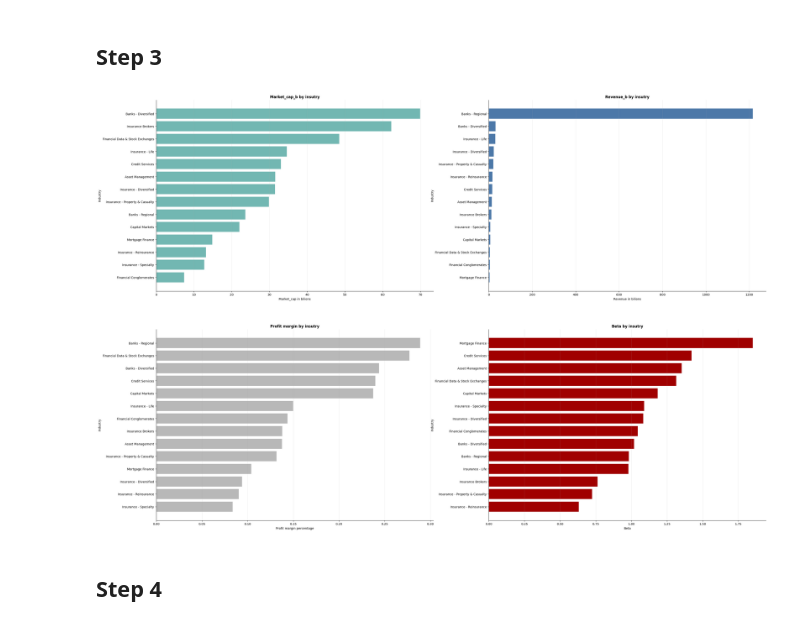
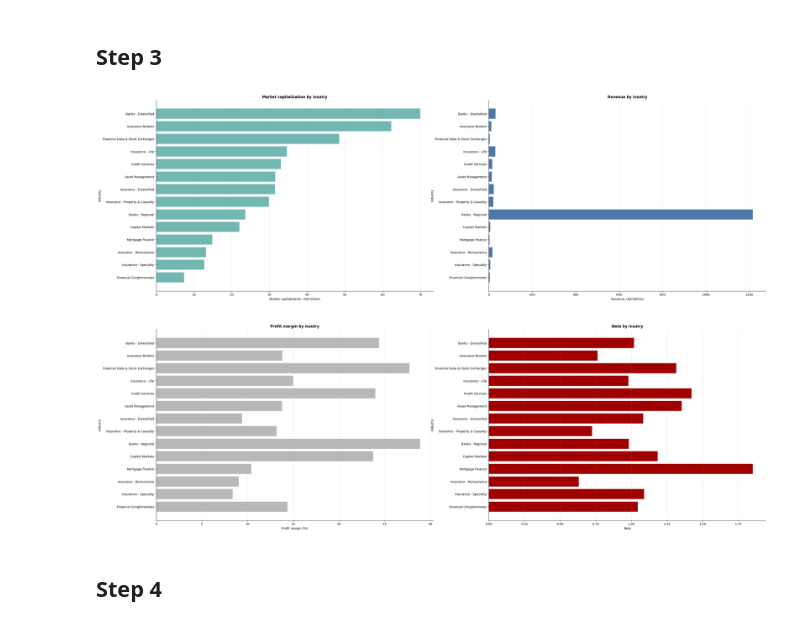
Before and after one commit to andreaisaia00/Andrea-Isaia-BDA2026, a Jupyter notebook: Homework1.ipynb, the cells around one changed output. Saved outputs shown, nothing was run; the diff lists cells and outputs as text; code cells hidden in the pictures.

```diff
--- a/Homework1.ipynb
+++ b/Homework1.ipynb
@@ -8,20 +8,25 @@ from matplotlib.ticker import FuncFormatter
 # %%
 df_raw = pd.read_csv("data/symbol_info_3-25.csv")
 
+# Make a copy of the original dataset with the codintions given at setp 0
 df = df_raw[
     (df_raw["is_etf"] == 0)&
     (df_raw["is_fund"] == 0)&
-    (df_raw["is_actively_trading"] == 1)&  # Make a copy of the original dataset imposing
-    (df_raw["market_cap"] > 0) &          # the conditions given at step 0
+    (df_raw["is_actively_trading"] == 1)&
+    (df_raw["market_cap"] > 0) &
     (df_raw["total_revenue"] > 0) &
     (df_raw["sector"] == 'Financial Services')
 ].copy()
 
 
+# Changing the scale of the variables
+df["market_cap_b"] = df["market_cap"] / 1e9
+df["revenue_b"] = df["total_revenue"] / 1e9
+df["profit_margin_pct"] = df["profit_margins"] * 100
 
-df["market_cap_b"] = df["market_cap"] / 1e9   # Changing the scale of the variables
-df["revenue_b"] = df["total_revenue"] / 1e9
+# Replacing infinite value with NA
 df = df.replace([np.inf, -np.inf], np.nan)
 
+# Choosing bold for all titles
 plt.rcParams["axes.titleweight"] = "bold"
 # %%
@@ -134,81 +153,84 @@ ax_mcwo.grid(axis="y",alpha=0.25)
 # %% [markdown]
 ## Step 3
 # %%
-df_industry = df[df["market_cap_b"]< out].copy() # taking only the values without the outlayers
-                                        # in market_cap
-df_industry["industry_clean"] = df_industry["industry"].fillna("Unknow") # Changing the NA in sector with Unknow
+# Exluding outlayer in marcket cap and dropping possible NA values
+df_industry = df[df["market_cap_b"]< out].dropna().copy()
+
+# Changing the NA in sector with Unknow
+df_industry["industry_clean"] = df_industry["industry"].fillna("Unknow")
 
 
-# We create a new dataframe grouped by industry and with the 4 features that are requested in the step
+# We create a new dataframe grouped by industry, with the four features that are required in the step 3 and sorted by mean market capitalization
 industry_summary = (df_industry
                     .groupby("industry_clean")
                     .agg(
                         mean_market_cap = ("market_cap_b","mean"),
                         mean_total_revenue = ("revenue_b","mean"),
-                        mean_profit_margin = ("profit_margins","mean"),
+                        mean_profit_margin = ("profit_margin_pct","mean"),
                         mean_beta = ("beta","mean")
-                        ))
+                        )
+                        .sort_values("mean_market_cap",ascending=True))
 
-
+# Creating four subplots
 fig, axes = plt.subplots(
     nrows=2,
     ncols=2,
     figsize = (36,25)
 )
-
+# Renaming all subplots
 ax_market = axes[0,0]
 ax_revenue = axes[0,1]
 ax_profit_margin = axes[1,0]
 ax_beta = axes[1,1]
 
-# Crating each barh with their sorting
+# Crating each barh with its properties
 ax_market.barh(
-    industry_summary.sort_values("mean_market_cap",ascending=True).index,
-    industry_summary["mean_market_cap"].sort_values(ascending=True),
+    industry_summary.index,
+    industry_summary["mean_market_cap"],
     color="#72B7B2"
 )
-ax_market.set_title("Market_cap_b by insutry")
-ax_market.set_xlabel("Market_cap in bilions")
+ax_market.set_title("Market capitalization by insutry")
+ax_market.set_xlabel("Market capitalization, USD bilions")
 ax_market.set_ylabel("Industry")
 clean_spines(ax_market)
 ax_market.grid(axis="x",alpha = 0.25)
 
 
 ax_revenue.barh(
-    industry_summary.sort_values("mean_total_revenue",ascending=True).index,
-    industry_summary["mean_total_revenue"].sort_values(ascending=True),
+    industry_summary.index,
+    industry_summary["mean_total_revenue"],
     color="#4C78A8"
 )
-ax_revenue.set_title("Revenue_b by insutry")
-ax_revenue.set_xlabel("Revenue in bilions")
+ax_revenue.set_title("Revenue by insutry")
+ax_revenue.set_xlabel("Revenue, USD Bilions")
 ax_revenue.set_ylabel("Industry")
 clean_spines(ax_revenue)
 ax_revenue.grid(axis="x",alpha = 0.25)
 
 
 ax_profit_margin.barh(
-    industry_summary.sort_values("mean_profit_margin",ascending=True).index,
-    industry_summary["mean_profit_margin"].sort_values(ascending=True),
+    industry_summary.index,
+    industry_summary["mean_profit_margin"],
     color="#b8b8b8"
 )
 ax_profit_margin.set_title("Profit margin by insutry")
-ax_profit_margin.set_xlabel("Profit margin percentage")
+ax_profit_margin.set_xlabel("Profit margin (%)")
 ax_profit_margin.set_ylabel("Industry")
 clean_spines(ax_profit_margin)
 ax_profit_margin.grid(axis="x",alpha = 0.25)
 
 ax_beta.barh(
-    industry_summary.sort_values("mean_beta",ascending=True).index,
-    industry_summary["mean_beta"].sort_values(ascending=True),
+    industry_summary.index,
+    industry_summary["mean_beta"],
     color="#a00000"
 )
 ax_beta.set_title("Beta by insutry")
 ax_beta.set_xlabel("Beta")
 ax_beta.set_ylabel("Industry")
 clean_spines(ax_beta)
 ax_beta.grid(axis="x",alpha = 0.25)
 # %% [output]
-[figure, old version]
+[figure, new version]
 # %% [markdown]
 ## Step 4
 # %%
```
Also changed, not shown: parts of 17 cells of this notebook.
